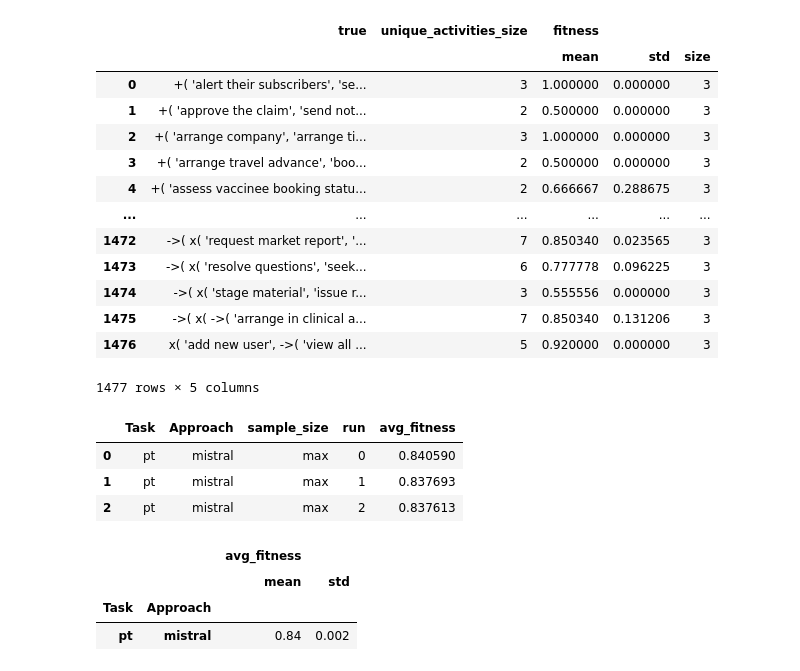
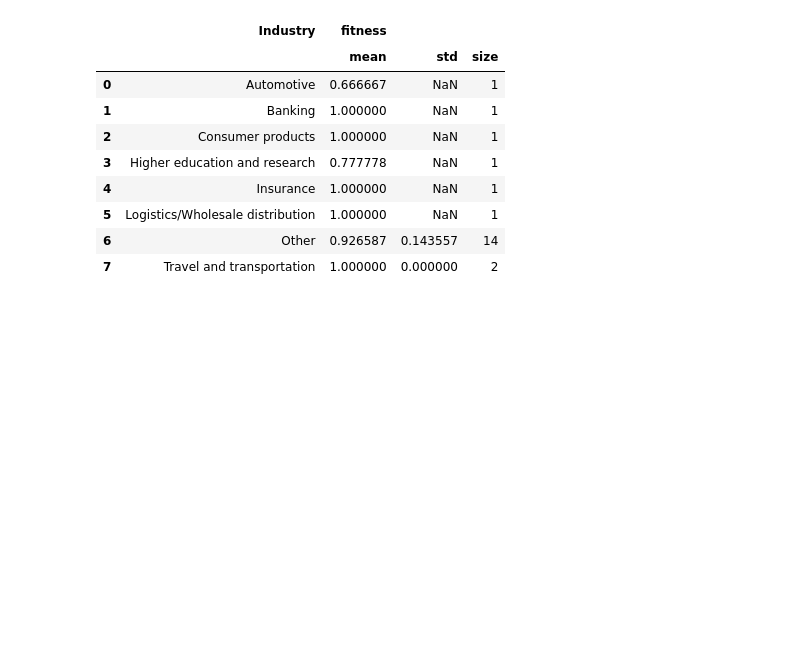
Before and after one commit to a-rebmann/llms4pm, a Jupyter notebook: result_processing_ft_generation.ipynb, the cells around one changed output. Saved outputs shown, nothing was run; the diff lists cells and outputs as text; code cells hidden in the pictures; blank space fills up the shorter version.

```diff
--- a/result_processing_ft_generation.ipynb
+++ b/result_processing_ft_generation.ipynb
@@ -144 +144,16 @@ df
 4494 rows × 8 columns
+# %%
+import pandas as pd
+
+sap_categorization = pd.read_csv("../data/" + "categorized_processes_by_industry.csv")
+apqc_categorization = pd.read_csv("../data/" + "categorized_processes.csv")
+# rename 'category' column to 'industry' for sap_categorization
+sap_categorization = sap_categorization.rename(columns={"category": "Industry"})
+# rename 'category' column to 'Process type' for apqc_categorization
+apqc_categorization = apqc_categorization.rename(
+    columns={"category": "Process type"}
+)
+
+sap_categorization["unique_activities"] = sap_categorization["unique_activities"].apply(lambda x: tuple(sorted([s.lower() for s in eval(x)])))
+apqc_categorization["unique_activities"] = apqc_categorization["unique_activities"].apply(lambda x: tuple(sorted([s.lower() for s in eval(x)])))
+sap_categorization
@@ -144,0 +174,5 @@ df
+# %%
+# transform "unique_activities" column to a list of strings
+df['unique_activities'] = df['unique_activities'].apply(lambda x: tuple(sorted(x)))
+df_grouped = df.groupby('unique_activities').agg({'fitness': 'mean'}).reset_index()
+df_grouped
@@ -144,0 +193,7 @@ df
+# %%
+# merge with sap_categorization
+df_grouped = df_grouped.merge(sap_categorization, on='unique_activities', how='inner')
+# merge with apqc_categorization
+df_grouped = df_grouped.merge(apqc_categorization, on='unique_activities', how='inner')
+# remove duplicates
+df_grouped = df_grouped.drop_duplicates(subset=['unique_activities'])
@@ -145,22 +274,18 @@ df
 # %%
 # compute the average fitness and standard deviation for different sets of unique activities
-df_grouped = df.groupby(['true', 'unique_activities_size']).agg({'fitness': ['mean', 'std', 'size']}).reset_index()
+df_grouped = df_grouped.groupby(['Industry']).agg({'fitness': ['mean', 'std', 'size']}).reset_index()
 
 
 
 df_grouped
 # %% [output]
-|  | true | unique_activities_size | fitness |  |  |
-|  |  |  | mean | std | size |
-| 0 | +( 'alert their subscribers', 'se... | 3 | 1.000000 | 0.000000 | 3 |
-| 1 | +( 'approve the claim', 'send not... | 2 | 0.500000 | 0.000000 | 3 |
-| 2 | +( 'arrange company', 'arrange ti... | 3 | 1.000000 | 0.000000 | 3 |
-| 3 | +( 'arrange travel advance', 'boo... | 2 | 0.500000 | 0.000000 | 3 |
-| 4 | +( 'assess vaccinee booking statu... | 2 | 0.666667 | 0.288675 | 3 |
-| ... | ... | ... | ... | ... | ... |
-| 1472 | ->( x( 'request market report', '... | 7 | 0.850340 | 0.023565 | 3 |
-| 1473 | ->( x( 'resolve questions', 'seek... | 6 | 0.777778 | 0.096225 | 3 |
-| 1474 | ->( x( 'stage material', 'issue r... | 3 | 0.555556 | 0.000000 | 3 |
-| 1475 | ->( x( ->( 'arrange in clinical a... | 7 | 0.850340 | 0.131206 | 3 |
-| 1476 | x( 'add new user', ->( 'view all ... | 5 | 0.920000 | 0.000000 | 3 |
+|  | Industry | fitness |  |  |
+|  |  | mean | std | size |
+| 0 | Automotive | 0.666667 | NaN | 1 |
+| 1 | Banking | 1.000000 | NaN | 1 |
+| 2 | Consumer products | 1.000000 | NaN | 1 |
+| 3 | Higher education and research | 0.777778 | NaN | 1 |
+| 4 | Insurance | 1.000000 | NaN | 1 |
+| 5 | Logistics/Wholesale distribution | 1.000000 | NaN | 1 |
+| 6 | Other | 0.926587 | 0.143557 | 14 |
+| 7 | Travel and transportation | 1.000000 | 0.000000 | 2 |
-1477 rows × 5 columns
@@ -172,10 +292,3 @@ df = pd.DataFrame(result_records)
-# %%
-df
-# %% [output]
-|  | Task | Approach | sample_size | run | avg_fitness |
-| 0 | pt | mistral | max | 0 | 0.840590 |
-| 1 | pt | mistral | max | 1 | 0.837693 |
-| 2 | pt | mistral | max | 2 | 0.837613 |
 # %%
 # Grouping by multiple categories and computing averages and variance
 grouped = df.groupby(['Task', 'Approach']).agg({
@@ -184,10 +297,3 @@ grouped = df.groupby(['Task', 'Approach']).agg({
 # Rounding variance columns to three decimal places
 grouped[('avg_fitness', 'std')] = grouped[('avg_fitness', 'std')].round(3)
 grouped[('avg_fitness', 'mean')] = grouped[('avg_fitness', 'mean')].round(2)
-# %%
-grouped
-# %% [output]
-|  |  | avg_fitness |  |
-|  |  | mean | std |
-| Task | Approach |  |  |
-| pt | mistral | 0.84 | 0.002 |
```
Also changed, not shown: parts of 8 cells of this notebook, 8 other files.
